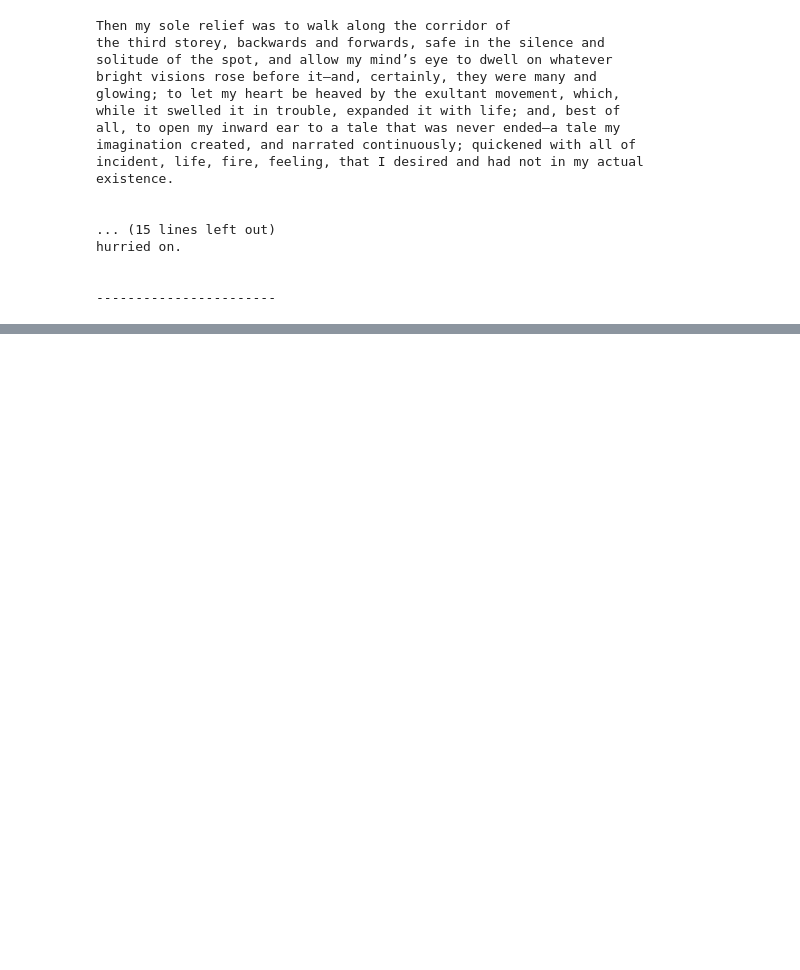
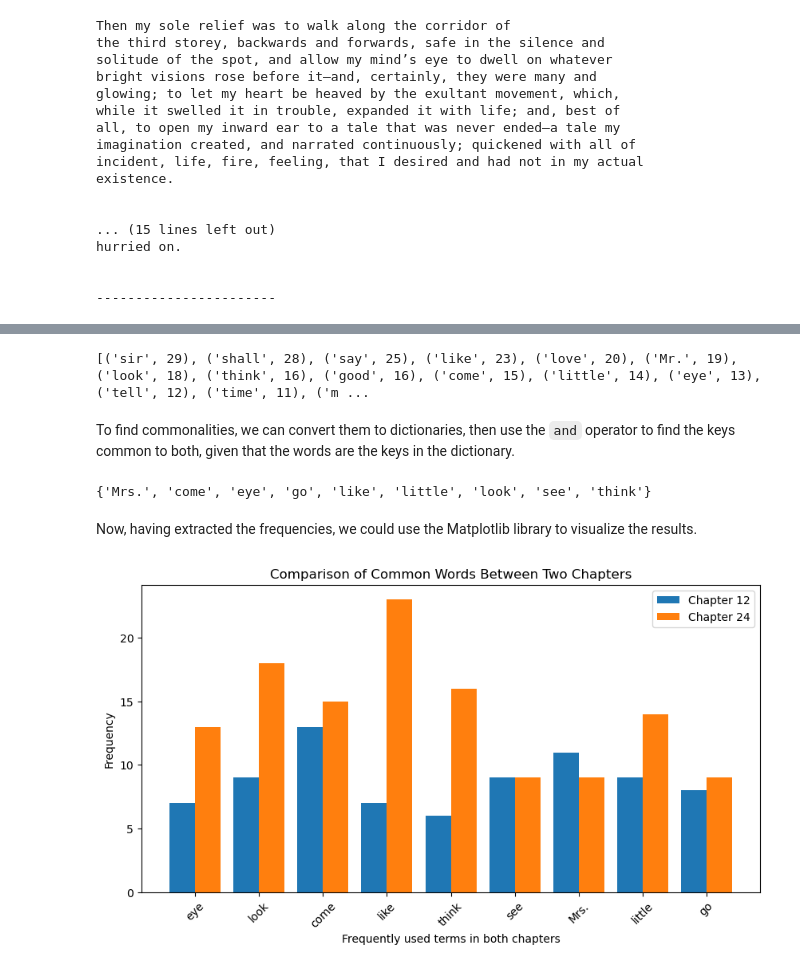
Before and after one commit to jruedas1/cedish-nlp-workshop, a Jupyter notebook: Python-workshop-3-nlp.ipynb, the cells around one changed output, grey strips where cells are left out. Cells and saved outputs as stored; diff of their text form; code cells hidden in the pictures; blank space fills up the shorter version.

Commit message:
cover stop words and word frequency

```diff
--- a/Python-workshop-3-nlp.ipynb
+++ b/Python-workshop-3-nlp.ipynb
@@ -549,0 +667,10 @@ could not see into the interior; and both my eyes and spirit
+# %%
+from collections import Counter
+
+cleaned_chapter = chapter12.replace("\n", "")
+
+clean_doc = nlp(cleaned_chapter)
+
+freqs = Counter(token.lemma_ for token in clean_doc if not token.is_stop and not token.is_punct and not token.ent_type_)
+most_common = freqs.most_common(20)
+print(most_common)
@@ -549,0 +683,45 @@ could not see into the interior; and both my eyes and spirit
+# %%
+chapter24 = extract_chapter(full_text, "XXIV")
+
+cleaned_chapter24 = chapter24.replace("\n", "")
+
+clean_doc = nlp(cleaned_chapter24)
+
+freqs_24 = Counter(token.lemma_ for token in clean_doc if not token.is_stop and not token.is_punct and not token.ent_type_)
+most_common = freqs_24.most_common(20)
+print(most_common)
+# %% [output]
+[('sir', 29), ('shall', 28), ('say', 25), ('like', 23), ('love', 20), ('Mr.', 19), ('look', 18), ('think', 16), ('good', 16), ('come', 15), ('little', 14), ('eye', 13), ('tell', 12), ('time', 11), ('m ...
+# %% [markdown]
+To find commonalities, we can convert them to dictionaries, then use the `and` operator to find the keys common to both, given that the words are the keys in the dictionary.
+# %%
+dict1 = dict(freqs.most_common(20))
+dict2 = dict(freqs_24.most_common(20))
+commonalities = set(dict1.keys()) & set(dict2.keys())
+# %%
+commonalities
+# %% [output]
+{'Mrs.', 'come', 'eye', 'go', 'like', 'little', 'look', 'see', 'think'}
+# %%
+freq_ch_12 = [dict1[word] for word in commonalities]
+freq_ch_24 = [dict2[word] for word in commonalities]
+labels = list(commonalities)
+# %% [markdown]
+Now, having extracted the frequencies, we could use the Matplotlib library to visualize the results.
+# %%
+import matplotlib.pyplot as plt
+
+# Plot the comparison
+x = range(len(labels))
+
+plt.figure(figsize=(10, 5))
+plt.bar(x, freq_ch_12, width=0.4, label="Chapter 12", align="center")
+plt.bar([i + 0.4 for i in x], freq_ch_24, width=0.4, label="Chapter 24", align="center")
+plt.xticks([i + 0.2 for i in x], labels, rotation=45)
+plt.xlabel("Frequently used terms in both chapters")
+plt.ylabel("Frequency")
+plt.legend()
+plt.title("Comparison of Common Words Between Two Chapters")
+plt.show()
+# %% [output]
+[figure, added]
```
Also changed, not shown: parts of 21 cells of this notebook.
